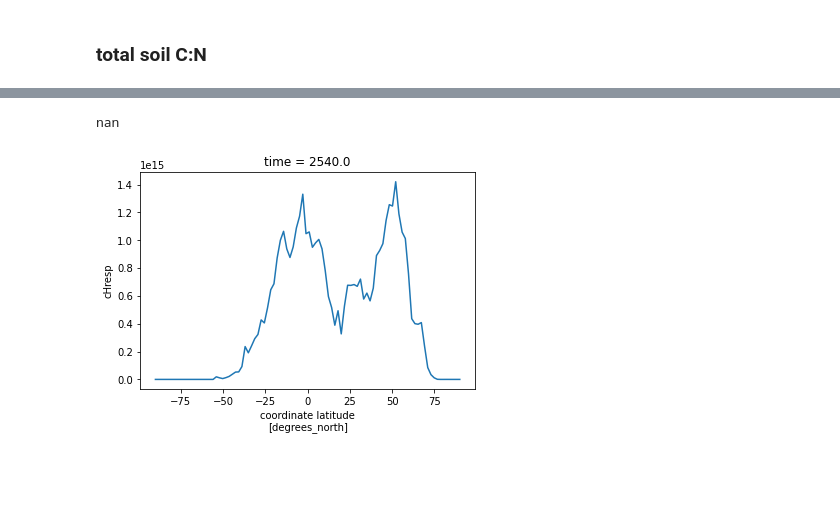
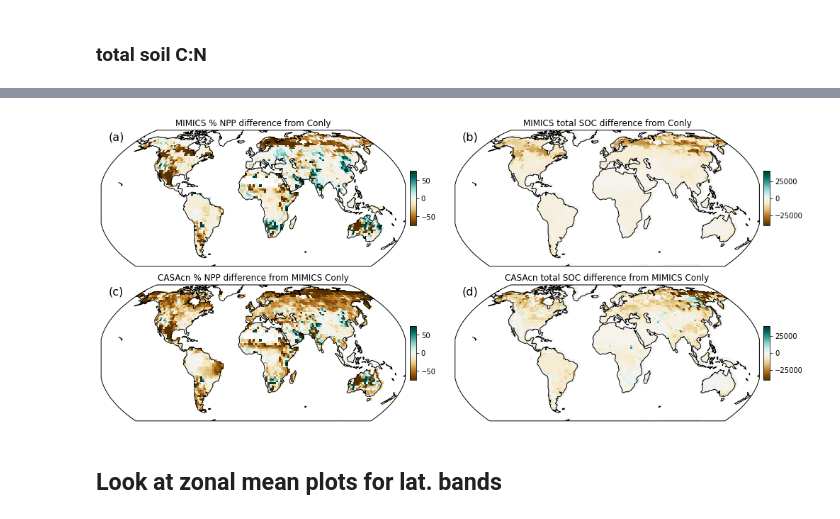
Before and after one commit to wwieder/biogeochem_testbed, a Jupyter notebook: analysis_code/CheckSpinup.ipynb, the cells around one changed output, grey strips where cells are left out. Saved outputs shown, nothing was run; the diff lists cells and outputs as text; code cells hidden in the pictures; blank space fills up the shorter version.

```diff
--- a/analysis_code/CheckSpinup.ipynb
+++ b/analysis_code/CheckSpinup.ipynb
@@ -115,6 +183,2 @@ dsC['cnpp'].where(dsC['cnpp']>50).isel(time=0).plot(robust=True);
 - most notably in boreal forests.
 - somewhat int tropcs
-# %%
-ds['d_cnpp'] = (ds['cnpp'].isel(time=-1) - dsC['cnpp'].isel(time=-1))/ dsC['cnpp'].isel(time=-1) * 100
-ds['d_cnpp'].attrs['long_name'] = '% NPP difference (CN-C)'
-ds['d_cnpp'].plot(robust=True);
@@ -123,4 +184,0 @@ ds['d_cnpp'].plot(robust=True);
-# %%
-ds['d_cTOT'] = ds['cTOT'].isel(time=-1) - dsC['cTOT'].isel(time=-1)
-ds['d_cTOT'].attrs['long_name'] = 'total SOC difference (CN-C)'
-ds['d_cTOT'].plot(robust=True);
@@ -128,0 +185,14 @@ ds['d_cTOT'].plot(robust=True);
+# %%
+ds['d_cnpp'] = (ds['cnpp'].isel(time=-1) - dsCmim['cnpp'].isel(time=-1))/ dsCmim['cnpp'].isel(time=-1) * 100
+ds['d_cnpp'].attrs['long_name'] = 'MIMICS % NPP difference from Conly'
+
+ds['d_cTOT'] = ds['cTOT'].isel(time=-1) - dsCmim['cTOT'].isel(time=-1)
+ds['d_cTOT'].attrs['long_name'] = 'MIMICS total SOC difference from Conly'
+
+dsCNcas['d_cnpp'] = (dsCNcas['cnpp'].isel(time=-1) - dsCmim['cnpp'].isel(time=-1))/ dsCmim['cnpp'].isel(time=-1) * 100
+dsCNcas['d_cnpp'].attrs['long_name'] = 'CASAcn % NPP difference from MIMICS Conly'
+
+dsCNcas['d_cTOT'] = dsCNcas['cTOT'].isel(time=-1) - dsCmim['cTOT'].isel(time=-1)
+dsCNcas['d_cTOT'].attrs['long_name'] = 'CASAcn total SOC difference from MIMICS Conly'
+
+Cvars = ['d_cnpp','d_cTOT']
@@ -129 +203,23 @@ ds['d_cTOT'].plot(robust=True);
+# %%
+Cvars = ['d_cnpp','d_cTOT']
+fig, axes = plt.subplots(nrows=2, ncols=2, figsize=(14,6), constrained_layout=True,
+                         subplot_kw=dict(projection=ccrs.Robinson()))
+k=-1
+for index, ax in np.ndenumerate(axes):
+    i = index[0]
+    j = index[1]
+    k = k+1
+    if i == 0 :
+        da = ds[Cvars[j]]
+    else:
+        da = dsCNcas[Cvars[j]]
+
+    if j==0:
+        map_function(da, panel=panel[k], ax=ax, title=da.attrs['long_name'], cb=1,cmap='BrBG', vmax=75, vmin=-75)
+    else:
+        map_function(da, panel=panel[k], ax=ax, title=da.attrs['long_name'], cb=1,cmap='BrBG', vmax=4e4, vmin=-4e4)
+# %% [output]
+[figure, added]
+# %% [markdown]
+## Look at zonal mean plots for lat. bands
 # %%
@@ -137,8 +236,0 @@ for i in range(len(var)):
-# %%
-print(ann_flux.get(var[0]).values.sum()*1e-15) #convert gC to PgC
-zon_sum = ann_flux.sum(dim='lon')
-zon_sum.cHresp.isel(time=-1).plot();
-#zon_sum
-# %% [output]
-nan
-[figure, removed]
```
Also changed, not shown: parts of 30 cells of this notebook, 2 other files.
